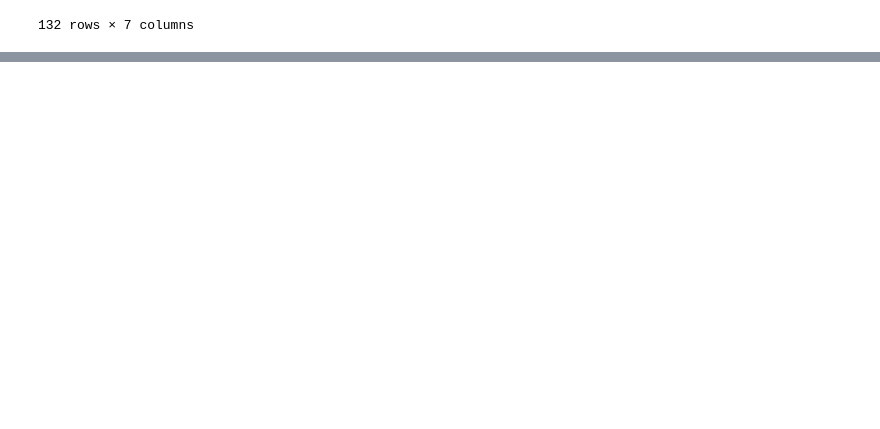
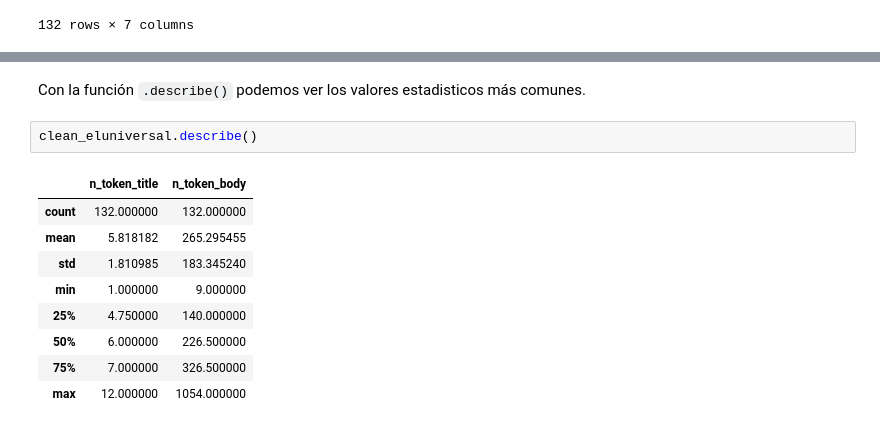
Before and after one commit to francomanca93/ingenieria-de-datos, a Jupyter notebook: practicas/pandas.ipynb, the cells around one changed output, grey strips where cells are left out. Drawn from its saved outputs; the diff is of its cells as text; blank space fills up the shorter version.

```diff
--- a/practicas/pandas.ipynb
+++ b/practicas/pandas.ipynb
@@ -431,0 +439,14 @@ el_universal
+# %% [markdown]
+Con la función `.describe()` podemos ver los valores estadisticos más comunes.
+# %%
+clean_eluniversal.describe()
+# %% [output]
+|  | n_token_title | n_token_body |
+| count | 132.000000 | 132.000000 |
+| mean | 5.818182 | 265.295455 |
+| std | 1.810985 | 183.345240 |
+| min | 1.000000 | 9.000000 |
+| 25% | 4.750000 | 140.000000 |
+| 50% | 6.000000 | 226.500000 |
+| 75% | 7.000000 | 326.500000 |
+| max | 12.000000 | 1054.000000 |
```
Also changed, not shown: parts of 18 cells of this notebook.
